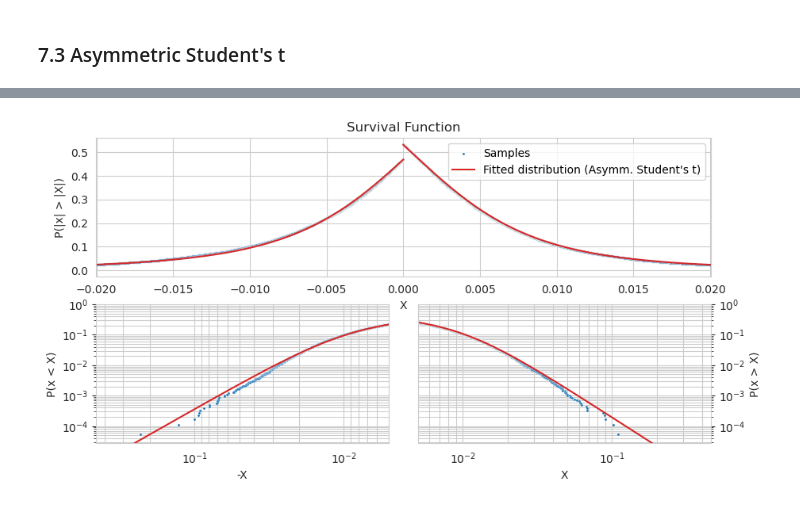
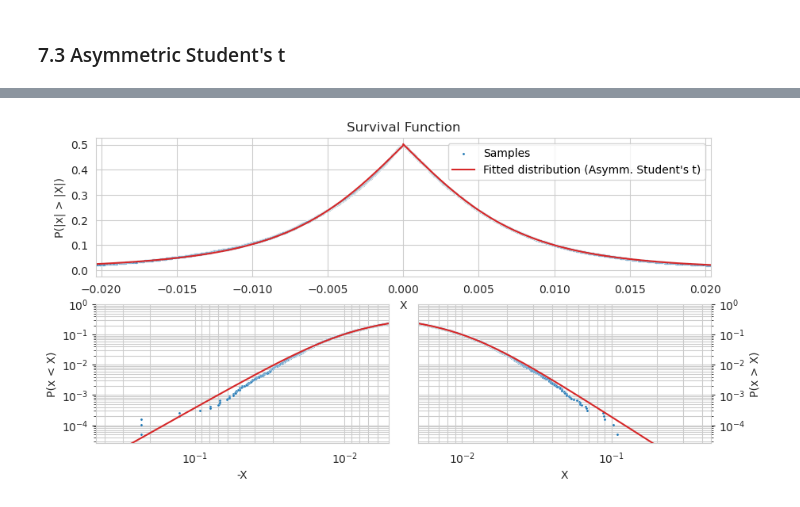
Before and after one commit to ssadjina/FatTailedTools, a Jupyter notebook: notebook_examples.ipynb, the cells around one changed output, grey strips where cells are left out. Cells and saved outputs as stored; diff of their text form; code cells hidden in the pictures.

```diff
--- a/notebook_examples.ipynb
+++ b/notebook_examples.ipynb
@@ -58,3 +58,10 @@ plotting.plot_histograms(series=log_returns)
 plotting.plot_twosided_survival_function(series=log_returns, title_annotation='SP500 daily log returns');
 # %% [output]
 [figure]
+# %%
+# It is also possible to use random over- or undersampling to match the frequency of negative and positive samples
+log_returns_rebalanced = tails.rebalance_tails(series=log_returns, method='oversampling')
+
+# Plot the two-sided survival function for the rebalanced data. Notice how negative and positive returns now have
+# equal probabilities (50/50)
+plotting.plot_twosided_survival_function(series=log_returns_rebalanced, title_annotation='SP500 daily log returns rebalanced');
@@ -236,18 +256,17 @@ alpha_right, scale_right, _, _ = alpha.fit_alpha_and_scale_linear_subsampling(da
 # %%
 from FatTailedTools.distributions import JointDistribution
 
 # Assemble asymmetric Student's t distribution
-dist_middle = log_returns.dropna().median()
 dist = JointDistribution(
-    dist_left  = t(alpha_left,  dist_middle, scale_left),
-    dist_right = t(alpha_right, dist_middle, scale_right)
+    dist_left  = t(alpha_left,  0, scale_left),
+    dist_right = t(alpha_right, 0, scale_right)
 )
-dist_params = dist.fit(log_returns.dropna())
+dist_params = dist.fit(log_returns_rebalanced.dropna())
 
 # Check visually
-plotting.plot_twosided_survival_function(series=log_returns, distribution=(dist, dist_params));
+plotting.plot_twosided_survival_function(series=log_returns_rebalanced, distribution=(dist, dist_params));
 # %% [output]
-[figure, old version]
+[figure, new version]
 # %%
 (alpha_left, alpha_right)
 # %% [output]
```
Also changed, not shown: parts of 7 cells of this notebook.
